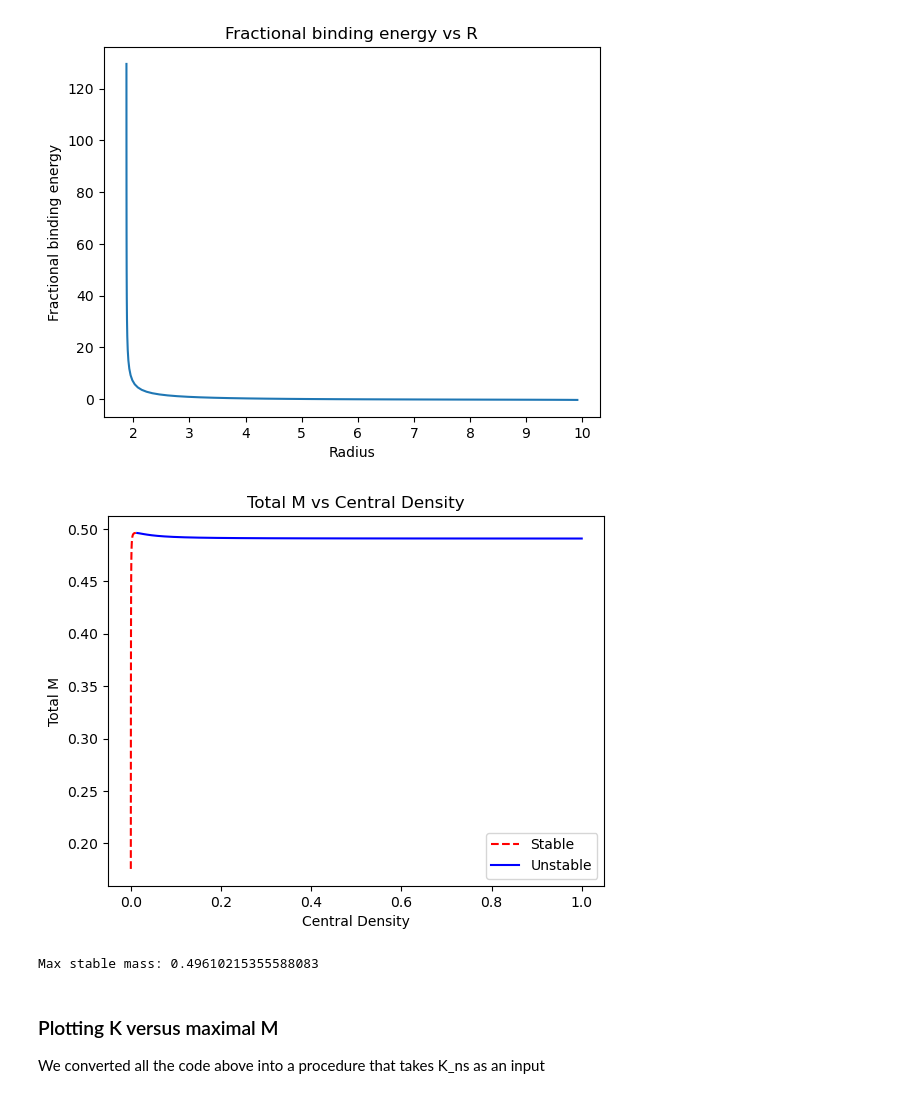
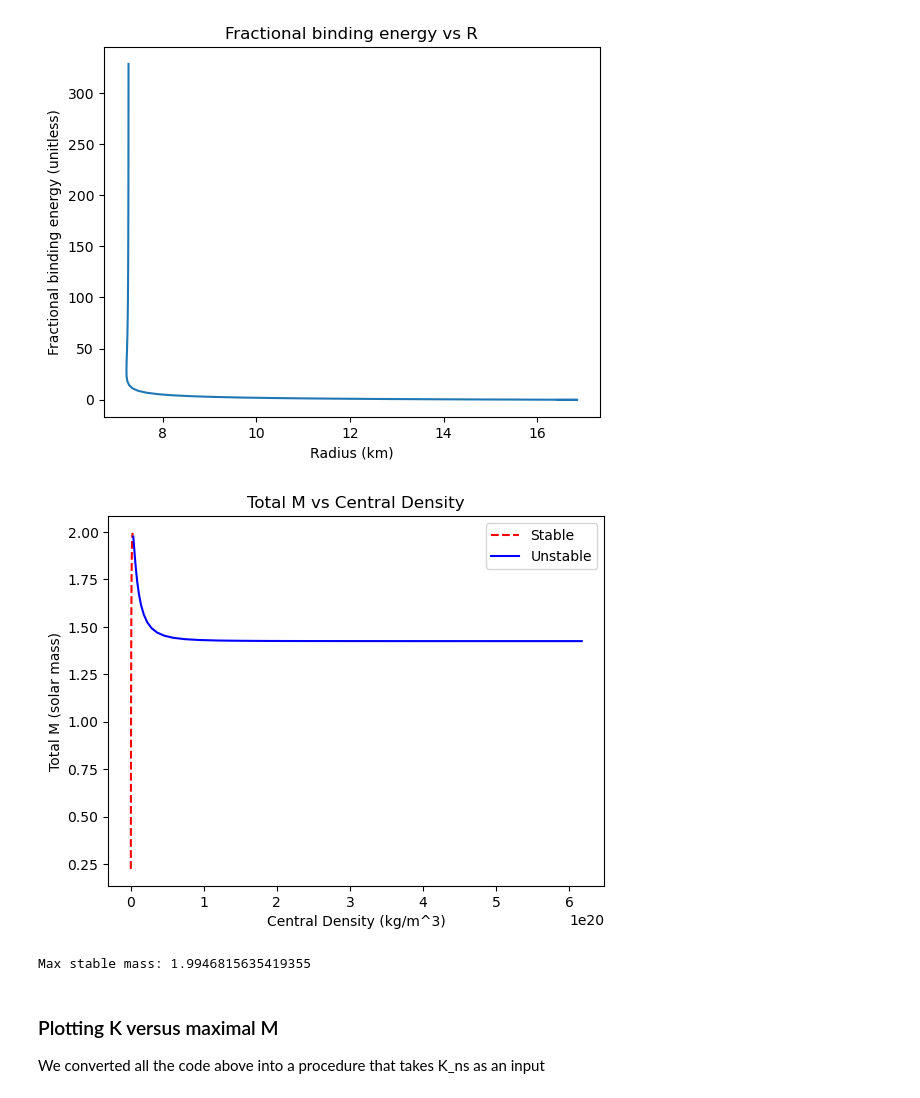
Before and after one commit to YigithanGediz/phys_414_final_project, a Jupyter notebook: einstein.ipynb, the cells around one changed output. Saved outputs shown, nothing was run; the diff lists cells and outputs as text; code cells hidden in the pictures.

```diff
--- a/einstein.ipynb
+++ b/einstein.ipynb
@@ -9,12 +6,6 @@ import matplotlib.pyplot as plt
 # log g is base10 logarithm of gravity at the shell in CGS
 # mass is in solar units
 
-length_unit = 1477*1e2 # cm
+length_unit = 1477 # meters
 time_unit = 4.927*1e-6 # seconds
-
-force_unit = M_solar*length_unit / time_unit**2
-
-star_data = load_data("white_dwarf_data.csv")
-star_data["logg"] = np.log10(pow(star_data["logg"],10)/force_unit)
-star_data["r"] = star_data["r"]*R_earth / length_unit
-star_data
+M_solar = 1.989*1e30 # kg
@@ -49,7 +26,7 @@ def RHS(r, vec):
 
     dmdr = 4*pi*(r**2)*rho
 
-    dnudr = 2*(m + 4*pi*(r**3)*P) / (r*(r-2*m*r)) if r != 0 else 0
+    dnudr = 2*(m + 4*pi*(r**3)*P) / (r*(r-2*m)) if r > 1e-6 else 0
 
     dPdr = (-1/2)*(rho + P)*dnudr
 
@@ -132,34 +109,36 @@ R_vec = M_R_data[:,0]
 Mp_vec = 4*pi*((1-2*M_vec/R_vec)**(-1/2))*(R_vec**2)*rho_vec
 delta_vec = (Mp_vec - M_vec) / M_vec
 
-plt.plot(R_vec, delta_vec)
+plt.plot(R_vec*length_unit*1e-3, delta_vec)
 plt.title("Fractional binding energy vs R")
-plt.xlabel("Radius")
-plt.ylabel("Fractional binding energy")
+plt.xlabel("Radius (km)")
+plt.ylabel("Fractional binding energy (unitless)")
 plt.show()
 # %% [output]
-[figure, old version]
+[figure, new version]
 # %%
 # Plot stable and unstable regions
 Mdiff_vec = M_vec[1:]-M_vec[:-1]
 
 sign_change_index = [np.sign(Mdiff_vec[i]*Mdiff_vec[i+1]) for i in range(len(Mdiff_vec)-1)].index(-1)
 
 stable_region = M_vec[:sign_change_index+2]
 max_stable_M = stable_region[-1]
 unstable_region = M_vec[sign_change_index+2:]
 
+density_multiplier = (M_solar/(length_unit**3))
+
 plt.title("Total M vs Central Density")
-plt.xlabel("Central Density")
-plt.ylabel("Total M")
-plt.plot(rho_vec[:len(stable_region)], stable_region, "--", c="r", label="Stable")
-plt.plot(rho_vec[len(stable_region):], unstable_region, "-", c="b", label="Unstable")
+plt.xlabel("Central Density (kg/m^3)")
+plt.ylabel("Total M (solar mass)")
+plt.plot(rho_vec[:len(stable_region)]*density_multiplier, stable_region, "--", c="r", label="Stable")
+plt.plot(rho_vec[len(stable_region):]*density_multiplier, unstable_region, "-", c="b", label="Unstable")
 plt.legend()
 plt.show()
 print("Max stable mass:", max_stable_M)
 # %% [output]
-[figure, old version]
+[figure, new version]
-Max stable mass: 0.49610215355588083
+Max stable mass: 1.9946815635419355
 # %% [markdown]
 ### Plotting K versus maximal M
 
```
Also changed, not shown: parts of 7 cells of this notebook, 2 other files.
